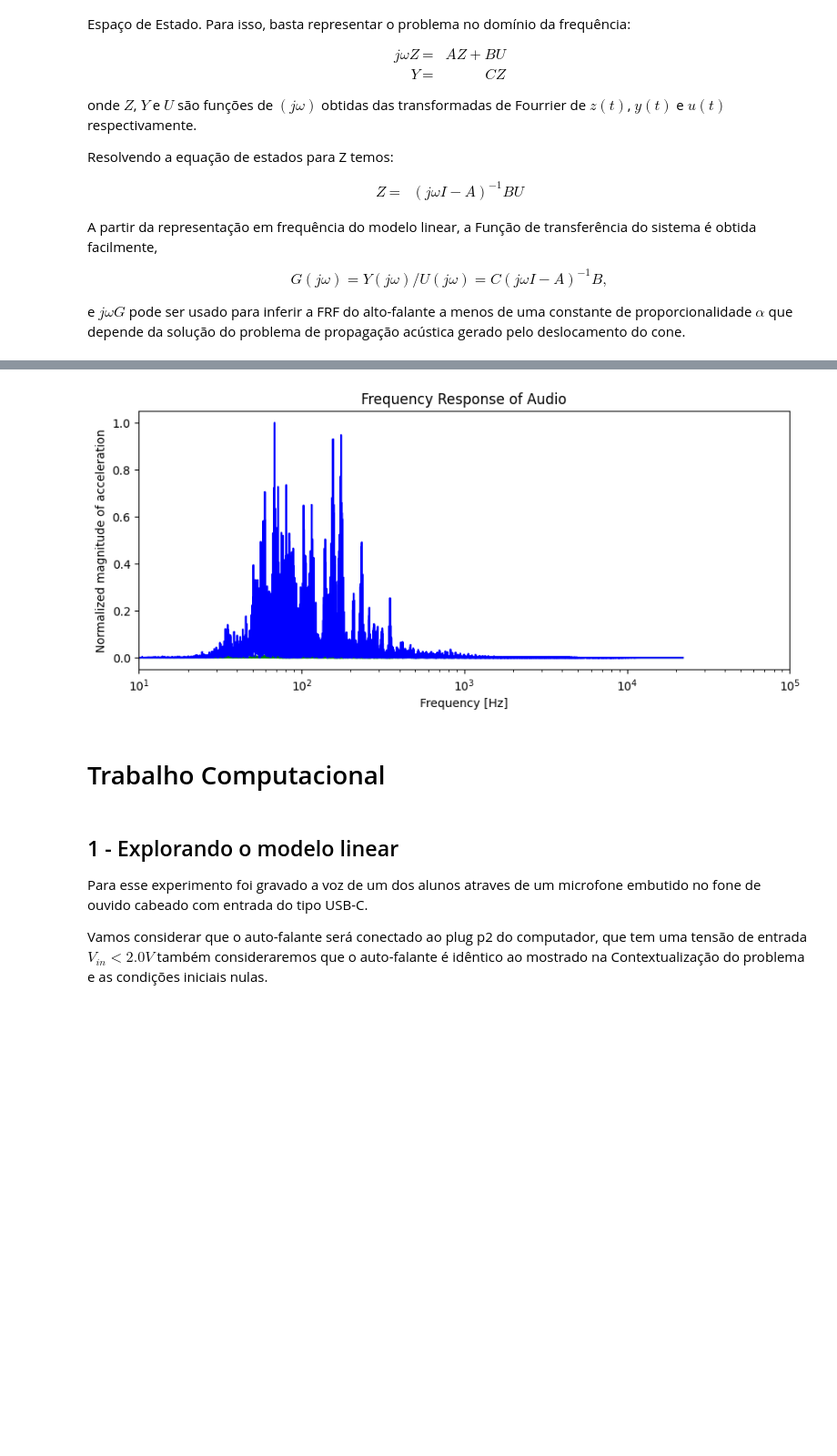
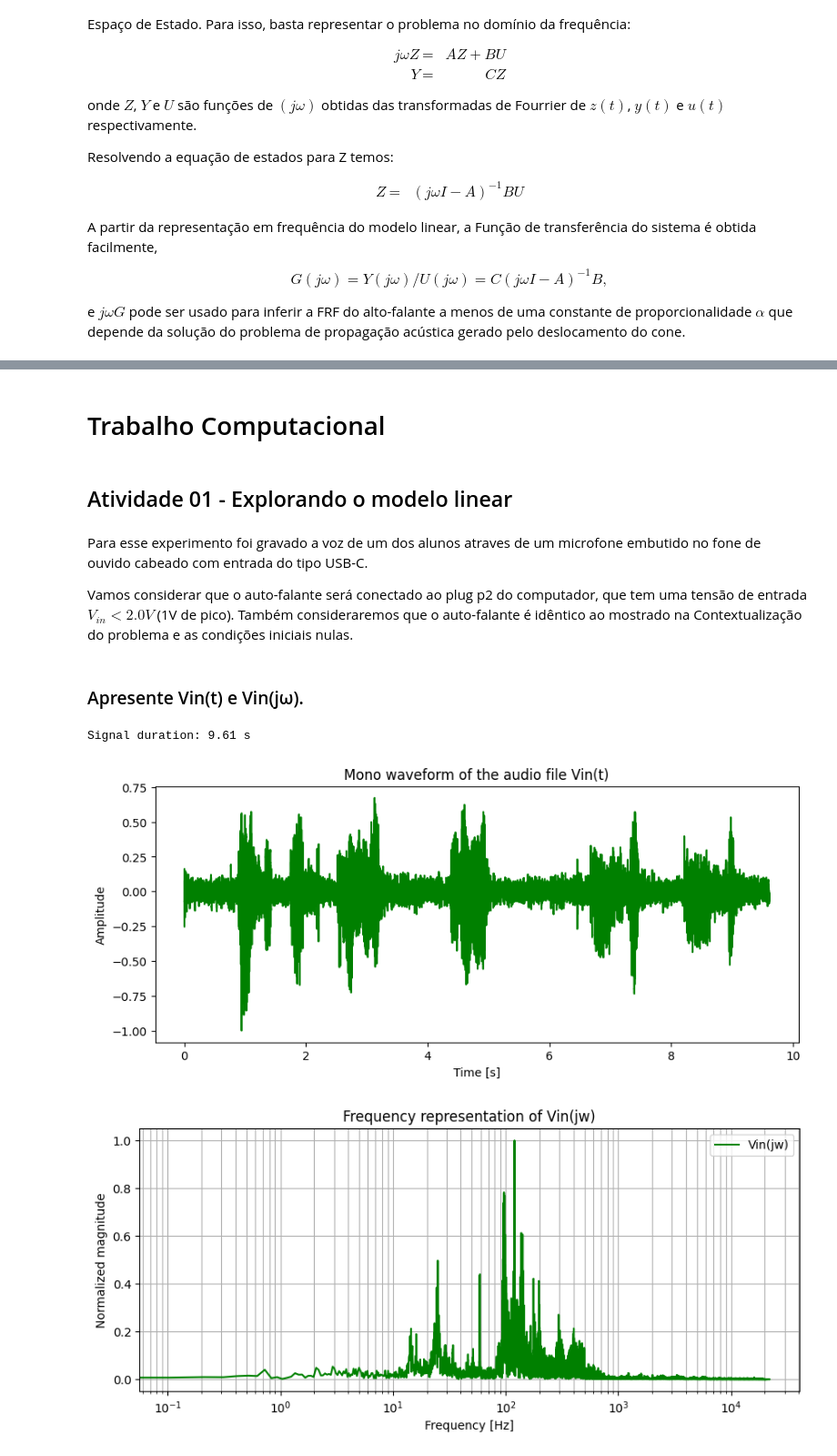
Before and after one commit to GabGomes16/Modelagem-e-Simulacao-Multifisica---Trabalhos-Computacionais, a Jupyter notebook: TC2/TC2.ipynb, the cells around one changed output, grey strips where cells are left out. Shown at 91% size. Cells and saved outputs as stored; diff of their text form; code cells hidden in the pictures; blank space fills up the shorter version.

```diff
--- a/TC2/TC2.ipynb
+++ b/TC2/TC2.ipynb
@@ -473,31 +218,8 @@ plt.title('System response to the audio signal');
-# %%
-# Compute the FFT
-N = len(acc_0)
-frequencies = np.fft.fftfreq(N, d=1/sample_rate)
-fft_acc = np.fft.fft(acc_0)
-
-# Get the magnitude of the frequency response
-magnitude_acc = np.abs(fft_acc)
-magnitude_acc[0] = 0 # remove DC component
-
-CH_max = np.max(magnitude_acc)
-
-# Plot the frequency response (magnitude vs frequency)
-plt.figure(figsize=(10, 4))
-plt.semilogx(frequencies[:N // 2], magnitude_CH0[0:N // 2]/CH_max ,'g')
-plt.semilogx(frequencies[:N // 2], magnitude_acc[:N // 2]/CH_max ,'b')
-plt.title('Frequency Response of Audio')
-plt.xlabel('Frequency [Hz]')
-plt.ylabel('Normalized magnitude of acceleration')
-plt.xlim(10,1e5)
-plt.show()
-# %% [output]
-[figure, removed]
 # %% [markdown]
 # Trabalho Computacional
+# %% [markdown]
+## Atividade 01 - Explorando o modelo linear
 # %% [markdown]
-## 1 - Explorando o modelo linear
-
 Para esse experimento foi gravado a voz de um dos alunos atraves de um microfone embutido no fone de ouvido cabeado com entrada do tipo USB-C.
 
-Vamos considerar que o auto-falante será conectado ao plug p2 do computador, que tem uma tensão de entrada $V_{in} < 2.0V$ também consideraremos que o auto-falante é idêntico ao mostrado na Contextualização do problema e as condições iniciais nulas.
+Vamos considerar que o auto-falante será conectado ao plug p2 do computador, que tem uma tensão de entrada $V_{in} < 2.0V$ (1V de pico). Também consideraremos que o auto-falante é idêntico ao mostrado na Contextualização do problema e as condições iniciais nulas.
@@ -524,0 +297,25 @@ omega = 2*np.pi*f
+# %% [markdown]
+### Apresente Vin(t) e Vin(jω).
+# %%
+time, data, sample_rate = get_data_from_audio("TC2_in.wav")
+data = transform_to_mono(data)
+data = normalize_audio(data)
+print("Signal duration: %.2f s" % time[-1] )
+
+get_time_graph(time, data).show()
+
+
+freq_vin, mag_vin = fourier_transform(data, sample_rate)
+
+get_log_graph(
+    freq_vin,
+    mag_vin,
+    'Vin(jw)',
+    'Frequency representation of Vin(jw)'
+)
+
+plt.show()
+# %% [output]
+Signal duration: 9.61 s
+[figure, added]
+[figure, added]
```
Also changed, not shown: parts of 58 cells of this notebook, 4 other files.
